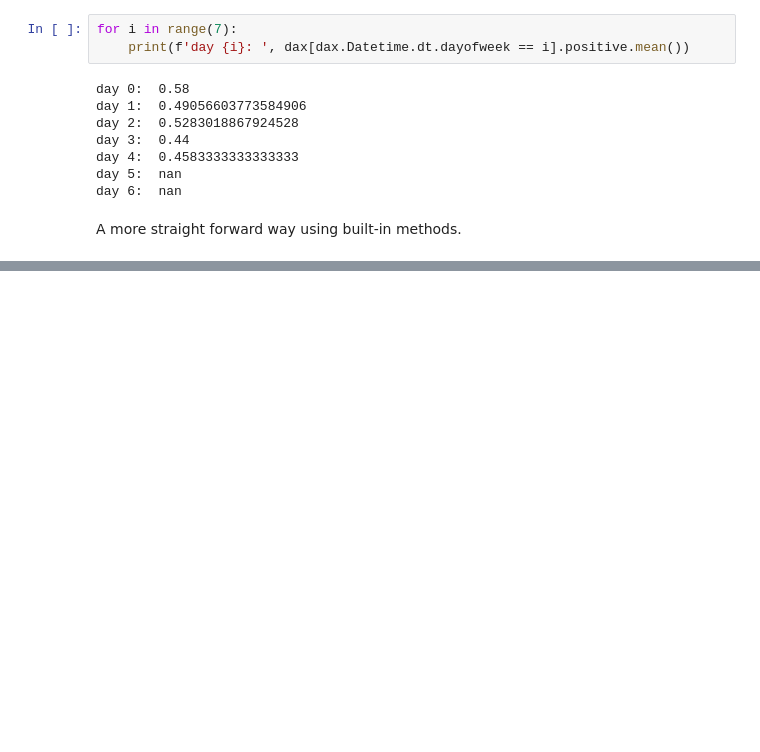
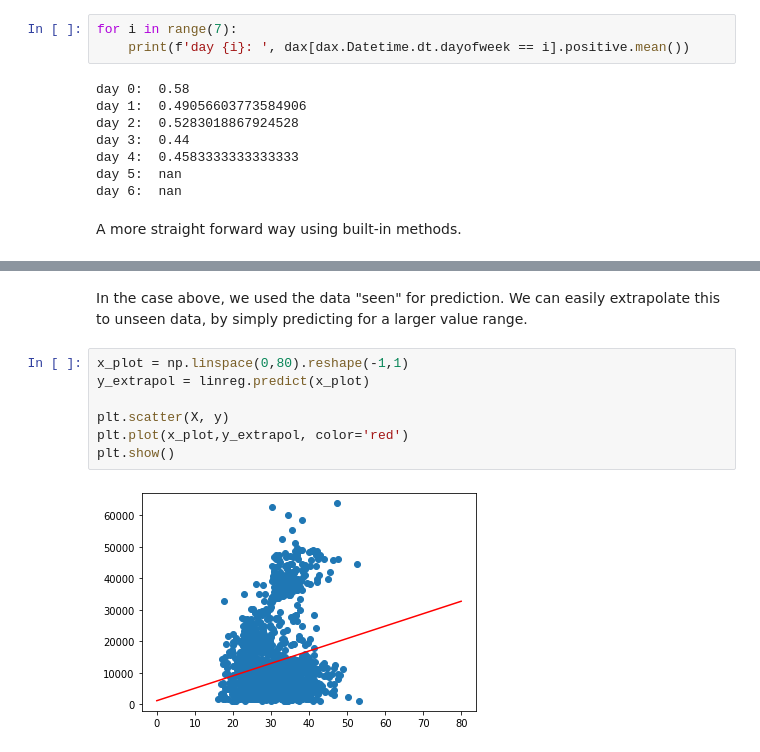
Before and after one commit to jnkng/python_introduction, a Jupyter notebook: _sources/Python_introduction.ipynb, the cells around one changed output, grey strips where cells are left out. Cells and saved outputs as stored; diff of their text form; blank space fills up the shorter version.

```diff
--- a/_sources/Python_introduction.ipynb
+++ b/_sources/Python_introduction.ipynb
@@ -1386,0 +1503,11 @@ dax.groupby(['wday']).mean()  # rows with nans are not calculated
+# %% [markdown]
+In the case above, we used the data "seen" for prediction. We can easily extrapolate this to unseen data, by simply predicting for a larger value range.
+# %%
+x_plot = np.linspace(0,80).reshape(-1,1)
+y_extrapol = linreg.predict(x_plot)
+
+plt.scatter(X, y)
+plt.plot(x_plot,y_extrapol, color='red')
+plt.show()
+# %% [output]
+[figure, added]
```
Also changed, not shown: parts of 95 cells of this notebook, 36 other files.
